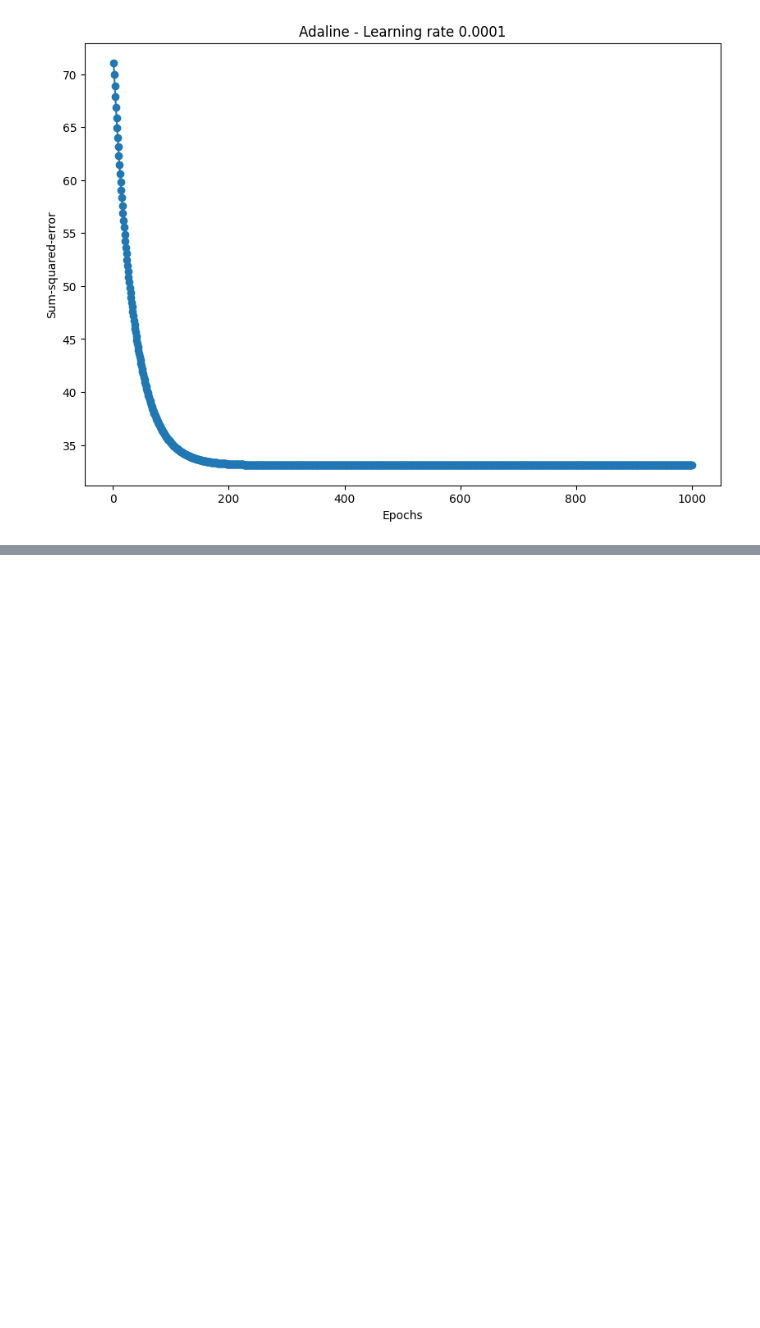
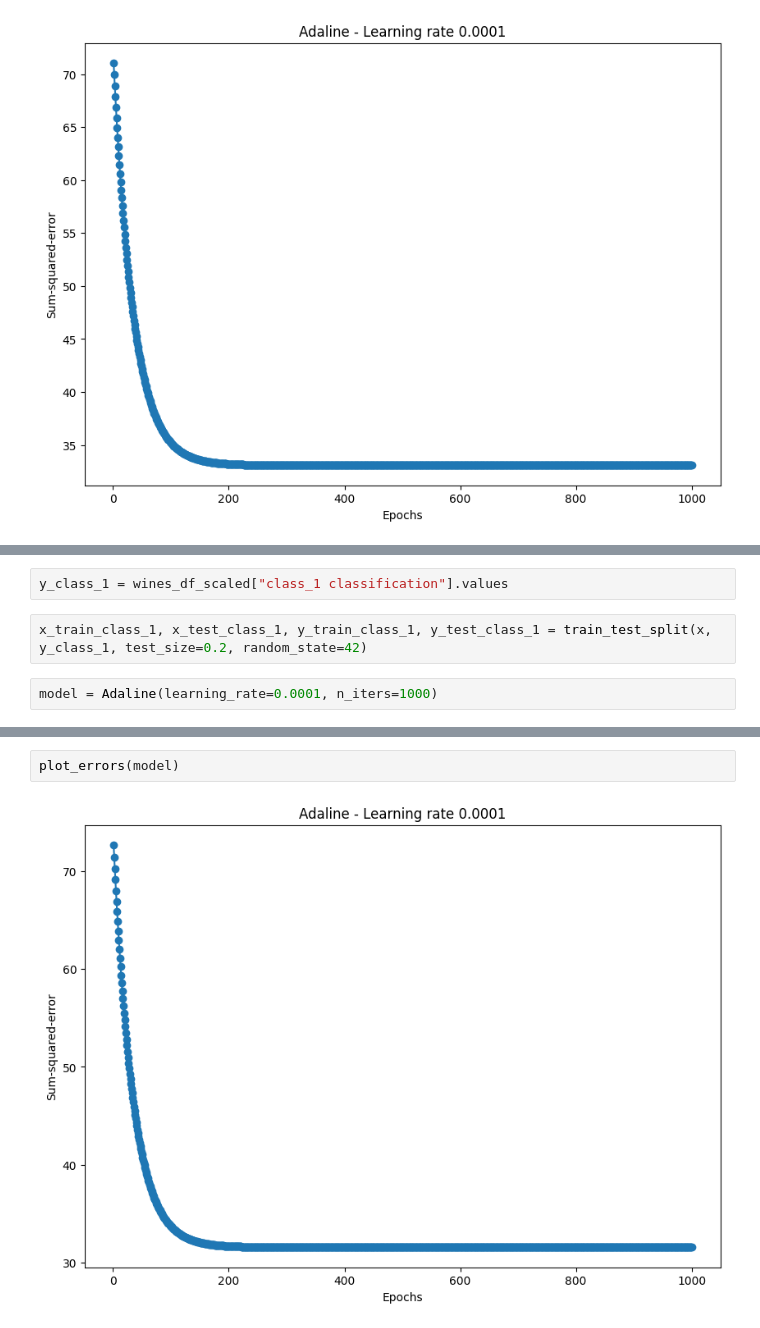
Before and after one commit to Shahriar-0/Neural-Networks-and-Deep-Learning-Course-Projects-S2024, a Jupyter notebook: HW1-FullyConnectedNeuralNetworks/src/3.Adaline&Madaline.ipynb, the cells around one changed output, grey strips where cells are left out. Cells and saved outputs as stored; diff of their text form; blank space fills up the shorter version.

```diff
--- a/HW1-FullyConnectedNeuralNetworks/src/3.Adaline&Madaline.ipynb
+++ b/HW1-FullyConnectedNeuralNetworks/src/3.Adaline&Madaline.ipynb
@@ -213,0 +239,6 @@ plot_decision_regions(x, y, classifier=model)
+# %%
+y_class_1 = wines_df_scaled["class_1 classification"].values
+# %%
+x_train_class_1, x_test_class_1, y_train_class_1, y_test_class_1 = train_test_split(x, y_class_1, test_size=0.2, random_state=42)
+# %%
+model = Adaline(learning_rate=0.0001, n_iters=1000)
@@ -213,0 +266,4 @@ plot_decision_regions(x, y, classifier=model)
+# %%
+plot_errors(model)
+# %% [output]
+[figure, added]
```
Also changed, not shown: parts of 21 cells of this notebook.
